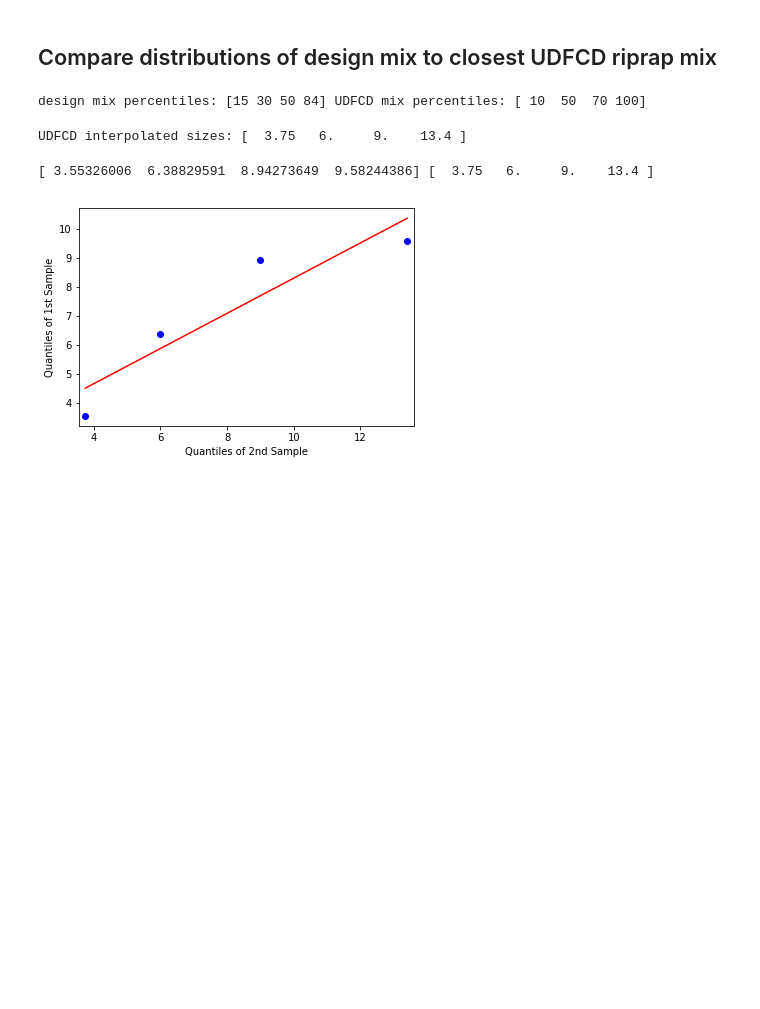
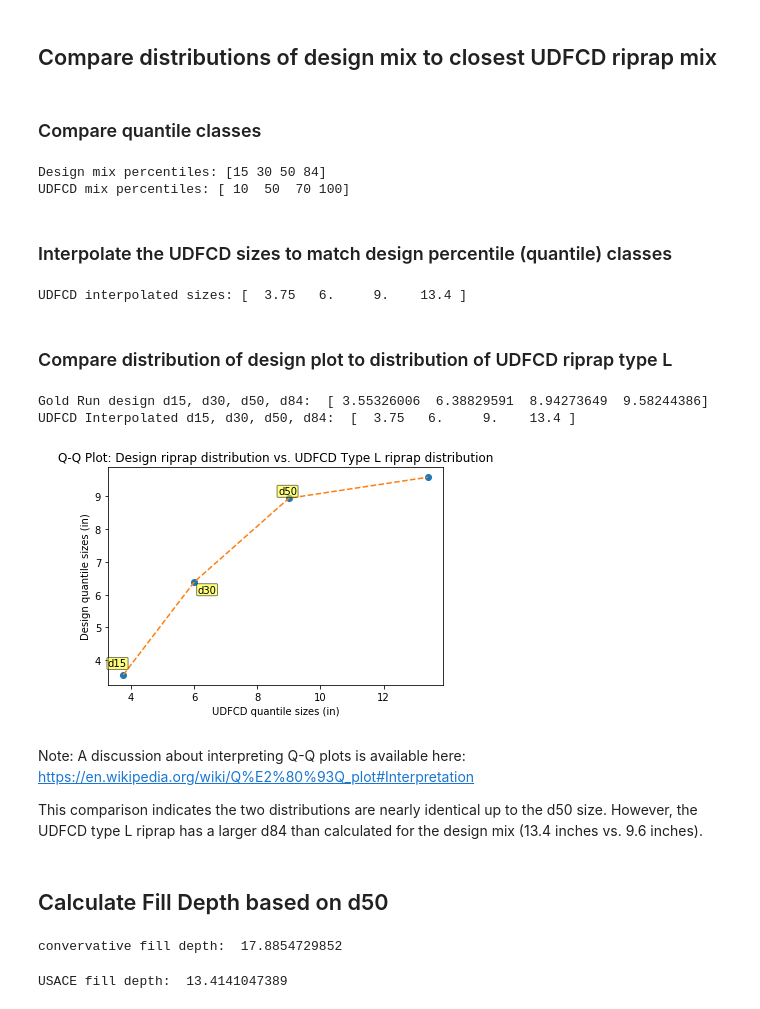
Before and after one commit to indielyt/Python_Hydraulics, a Jupyter notebook: GoldRun_CulvertFillAnalysis.ipynb, the cells around one changed output. Drawn from its saved outputs; the diff is of its cells as text; code cells hidden in the pictures; blank space fills up the shorter version.

```diff
--- a/GoldRun_CulvertFillAnalysis.ipynb
+++ b/GoldRun_CulvertFillAnalysis.ipynb
@@ -614,15 +619,21 @@ typeL
 | 3 | 10 | 3 |
 # %% [markdown]
 ## Compare distributions of design mix to closest UDFCD riprap mix
+# %% [markdown]
+### Compare quantile classes
 # %%
 # Define quantiles from bankfull mix as 'x'
-design_ptiles = filldepth_bkf['pct_finer'].values
+design_ptiles = bkf_designMix['pct_finer'].values
 # Define quantiles from UDFCD riprap gradations
 udfcd_ptiles = np.sort(typeL['udfcd_percentile'])
 
-print ("design mix percentiles: %s UDFCD mix percentiles: %s" % (design_ptiles, udfcd_ptiles))
+print ("Design mix percentiles: %s" % (design_ptiles))
+print ("UDFCD mix percentiles: %s" % (udfcd_ptiles))
 # %% [output]
-design mix percentiles: [15 30 50 84] UDFCD mix percentiles: [ 10  50  70 100]
+Design mix percentiles: [15 30 50 84]
+UDFCD mix percentiles: [ 10  50  70 100]
+# %% [markdown]
+### Interpolate the UDFCD sizes to match design percentile (quantile) classes
 # %%
 # Interpolate the missing percentiles values in UDFCD to match design mix percentiles
 # https://docs.scipy.org/doc/numpy-1.14.0/reference/generated/numpy.interp.html
@@ -654,15 +648,53 @@ UDFCD interpolated sizes: [  3.75   6.     9.    13.4 ]
-# %%
-import statsmodels.api as sm
-from statsmodels.graphics.gofplots import qqplot_2samples
-
-# x = np.percentile(filldepth_bkf['mean'],filldepth_bkf['pct_finer'])
-# y = np.percentile(typeL['udfcd_sizing'], typeL['udfcd_percentile'])
-
-print (filldepth_bkf['mean'].values, udfcd_interp_vals)
-
-pp_x = sm.ProbPlot(filldepth_bkf['mean'].values)
-pp_y = sm.ProbPlot(udfcd_interp_vals)
-sm.qqplot_2samples(pp_x, pp_y, line='r')
-# %% [output]
-[ 3.55326006  6.38829591  8.94273649  9.58244386] [  3.75   6.     9.    13.4 ]
-[figure, removed]
+# %% [markdown]
+### Compare distribution of design plot to distribution of UDFCD riprap type L
+# %%
+import statsmodels.api as sm
+from statsmodels.graphics.gofplots import qqplot_2samples
+
+print ("Gold Run design d15, d30, d50, d84: ", bkf_designMix['mean'].values)
+print ("UDFCD Interpolated d15, d30, d50, d84: ", udfcd_interp_vals, '\n')
+
+labels = ['d15', 'd30', 'd50', 'd84']
+
+x = bkf_designMix['mean'].values
+y = udfcd_interp_vals
+
+plt.plot(y,x, 'o')
+plt.plot(y,x, '--')
+plt.title('Q-Q Plot: Design riprap distribution vs. UDFCD Type L riprap distribution')
+plt.xlabel('UDFCD quantile sizes (in)')
+plt.ylabel('Design quantile sizes (in)')
+
+# print (zip(labels,x,y))
+
+for label, x, y in zip(labels, x, y):
+    plt.annotate(
+        label,
+        xy=(x, y), xytext=(10, 0),
+        textcoords='offset points', ha='right', va='bottom',
+        bbox=dict(boxstyle='round,pad=0.1', fc='yellow', alpha=0.5))
+
+plt.show()
+# %% [output]
+Gold Run design d15, d30, d50, d84:  [ 3.55326006  6.38829591  8.94273649  9.58244386]
+UDFCD Interpolated d15, d30, d50, d84:  [  3.75   6.     9.    13.4 ]
+[figure, added]
+# %% [markdown]
+Note: A discussion about interpreting Q-Q plots is available here:
+https://en.wikipedia.org/wiki/Q%E2%80%93Q_plot#Interpretation
+
+This comparison indicates the two distributions are nearly identical up to the d50 size.  However, the UDFCD type L riprap has a larger d84 than calculated for the design mix (13.4 inches vs. 9.6 inches).
+# %% [markdown]
+## Calculate Fill Depth based on d50
+# %%
+# Conservative 2* d50
+depth_conservative = 2 * bkf_designMix['mean'].loc['d50']
+print ('convervative fill depth: ', depth_conservative)
+# %% [output]
+convervative fill depth:  17.8854729852
+# %%
+# USACE method: 1.5 * d50
+depth_USACE = 1.5 * bkf_designMix['mean'].loc['d50']
+print ('USACE fill depth: ', depth_USACE)
+# %% [output]
+USACE fill depth:  13.4141047389
```
Also changed, not shown: parts of 32 cells of this notebook.
